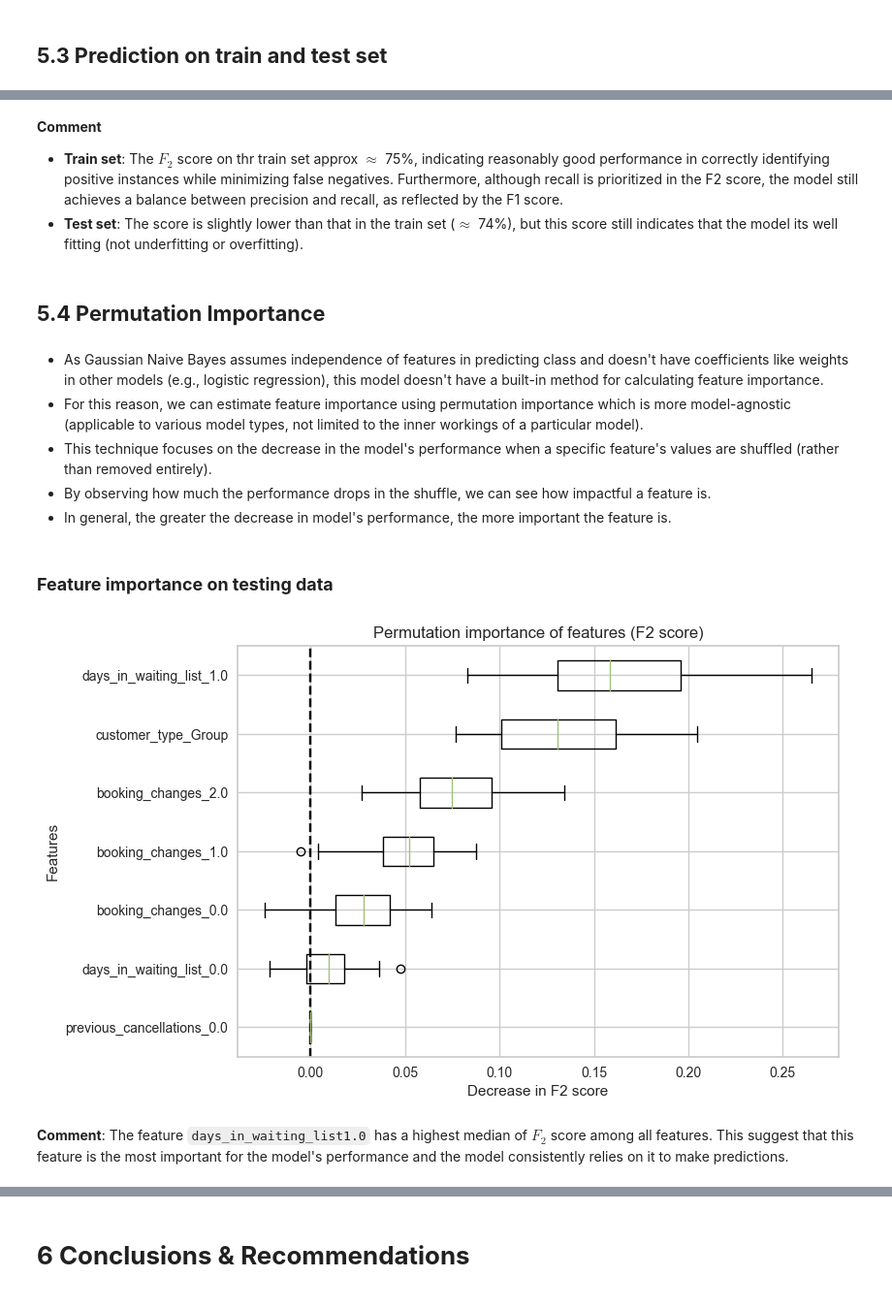
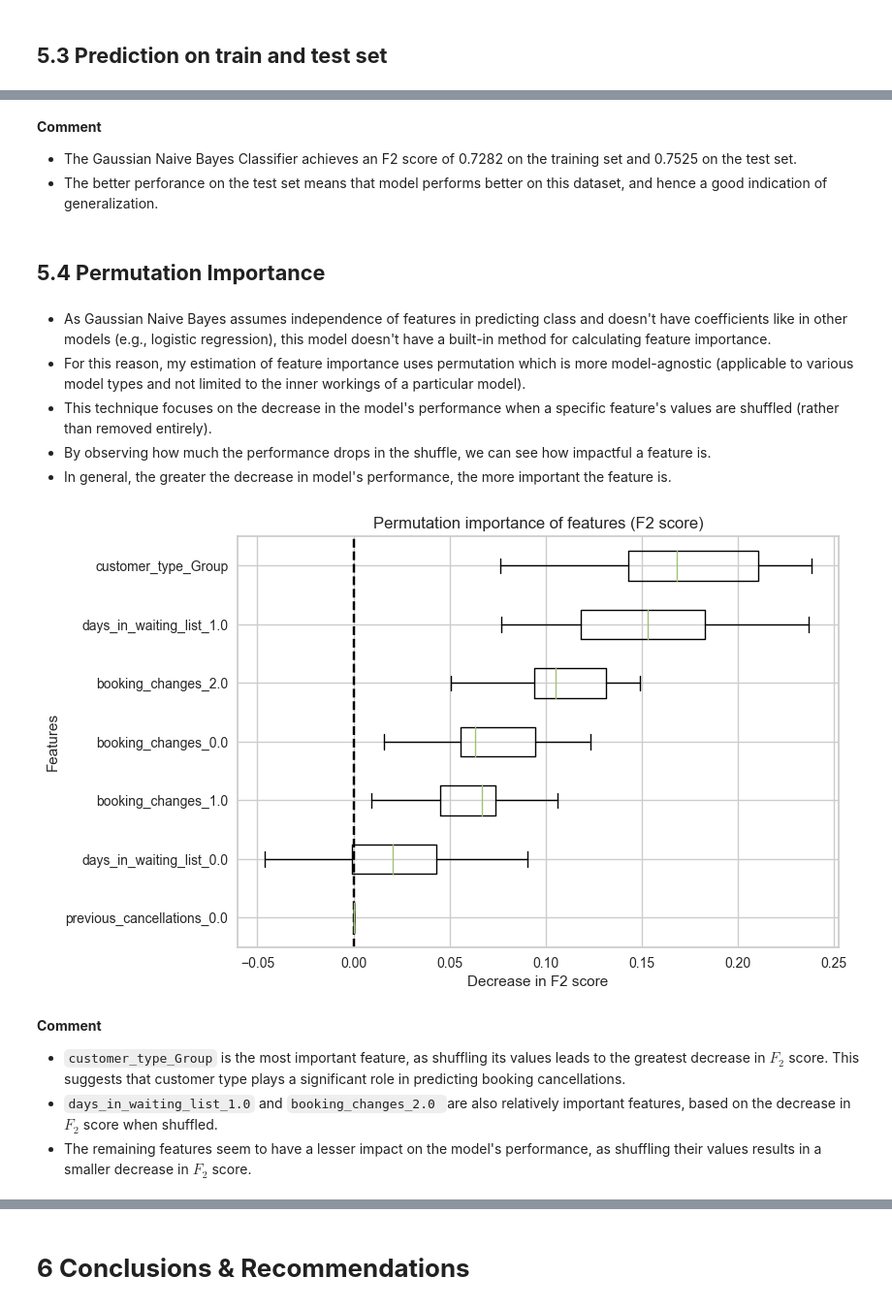
Before and after one commit to LingAdeu/hotel-booking-cancelation-prediction, a Jupyter notebook: notebook/notebook.ipynb, the cells around one changed output, grey strips where cells are left out. Shown at 97% size. Drawn from its saved outputs; the diff is of its cells as text; code cells hidden in the pictures.

```diff
--- a/notebook/notebook.ipynb
+++ b/notebook/notebook.ipynb
@@ -1813,0 +1926,3 @@ print(eval3.loc['Exp7_Mean', 'F2'] - eval3.loc['Exp7_Std', 'F2'],
+# %%
+# perform hyperparameter tuning
+exp8_tuned_bm = exp8.tune_model(exp8_bm)
@@ -1816,5 +2047,6 @@ print(eval3.loc['Exp7_Mean', 'F2'] - eval3.loc['Exp7_Std', 'F2'],
 This plot displays how a model performs as the training set increases. This plot will evaluate the scalability of the model.
 # %%
+# plot learning curve
 import matplotlib.pyplot as plt
 from sklearn.model_selection import LearningCurveDisplay, learning_curve
 from sklearn.metrics import fbeta_score, make_scorer
@@ -1822,8 +2054,8 @@ from sklearn.metrics import fbeta_score, make_scorer
 ftwo_scorer = make_scorer(fbeta_score, beta=2)
 ftwo_scorer
 
-X = exp4.get_config("X_transformed")
-y = exp4.get_config("y_transformed")
+X = exp8.get_config("X_transformed")
+y = exp8.get_config("y_transformed")
 
 common_params = {
     "X": X,
@@ -1834,7 +2066,8 @@ common_params = {
     "scoring": ftwo_scorer,
 }
 
-LearningCurveDisplay.from_estimator(exp4_tuned_bm, **common_params)
+LearningCurveDisplay.from_estimator(exp8_tuned_bm, **common_params)
 plt.title('Learning curve plot for Gaussian Naive Bayes')
+plt.ylabel("F2 score")
 plt.show()
 # %% [output]
@@ -1875,0 +2090,3 @@ exp4.plot_model(exp4_tuned_bm, plot = 'pr')
+# %%
+# calibrate model
+exp8_calibrated = exp8.calibrate_model(exp8_tuned_bm, method='isotonic')
@@ -1879,7 +2123,7 @@ exp4.plot_model(exp4_tuned_bm, plot = 'pr')
 ## <b>5.1 Model Finalization</b>
 # %%
 # finalize model
-final_mdl = exp4.finalize_model(exp4_tuned_bm)
+final_mdl = exp8.finalize_model(exp8_calibrated)
 
 # print model
 final_mdl
@@ -2039,43 +2290,44 @@ exp4.predict_model(final_mdl).head()
 | 46479 | 0 | 7 | 0 | Transient | F | ... |
 | 4530 | 0 | 1 | 0 | Transient-Party | D | ... |
 | 12951 | 0 | 0 | 30 | Transient | A | ... |
-# %% [markdown]
-<b>Comment</b>
-- <b>Train set</b>: The $F_2$ score on thr train set approx $\approx$ 75%, indicating reasonably good performance in correctly identifying positive instances while minimizing false negatives. Furthermore, although recall is prioritized in the F2 score, the model still achieves a balance between precision and recall, as reflected by the F1 score.
-- <b>Test set</b>: The score is slightly lower than that in the train set ($\approx$ 74%), but this score still indicates that the model its well fitting (not underfitting or overfitting).
+# %% [markdown]
+<b>Comment</b>
+- The Gaussian Naive Bayes Classifier achieves an F2 score of 0.7282 on the training set and 0.7525 on the test set.
+- The better perforance on the test set means that model performs better on this dataset, and hence a good indication of generalization.
 # %% [markdown]
 ## <b>5.4 Permutation Importance</b>
 # %% [markdown]
-- As Gaussian Naive Bayes assumes independence of features in predicting class and doesn't have coefficients like weights in other models (e.g., logistic regression), this model doesn't have a built-in method for calculating feature importance.
-- For this reason, we can estimate feature importance using permutation importance which is more model-agnostic (applicable to various model types, not limited to the inner workings of a particular model).
+- As Gaussian Naive Bayes assumes independence of features in predicting class and doesn't have coefficients like in other models (e.g., logistic regression), this model doesn't have a built-in method for calculating feature importance.
+- For this reason, my estimation of feature importance uses permutation which is more model-agnostic (applicable to various model types and not limited to the inner workings of a particular model).
 - This technique focuses on the decrease in the model's performance when a specific feature's values are shuffled (rather than removed entirely).
 - By observing how much the performance drops in the shuffle, we can see how impactful a feature is.
 - In general, the greater the decrease in model's performance, the more important the feature is.
-# %% [markdown]
-### <b>Feature importance on testing data</b>
 # %%
 from sklearn.inspection import permutation_importance
 from sklearn.metrics import make_scorer, fbeta_score
 import matplotlib.pyplot as plt
 
 # specify metric
 ftwo_scorer = make_scorer(fbeta_score, beta=2)
 
 # define X_test and y_test
-X_test = exp4.get_config('X_test')
-y_test = exp4.get_config('y_test')
+X_test = exp8.get_config('X_test')
+y_test = exp8.get_config('y_test')
 
 # plot permutation importance
 result = permutation_importance(final_mdl, X_test, y_test, n_repeats=30, random_state=42, n_jobs=-1, scoring=ftwo_scorer)
 perm_sorted_idx = result.importances_mean.argsort()
 plt.boxplot(result.importances[perm_sorted_idx].T, vert=False,
         labels=X.columns[perm_sorted_idx])
 plt.axvline(x=0, color="black", linestyle="--")
 plt.title("Permutation importance of features (F2 score)")
 plt.ylabel('Features')
 plt.xlabel("Decrease in F2 score")
 plt.show()
 # %% [output]
-[figure, old version]
+[figure, new version]
-# %% [markdown]
-<b>Comment</b>: The feature `days_in_waiting_list1.0` has a highest median of $F_2$ score among all features. This suggest that this feature is the most important for the model's performance and the model consistently relies on it to make predictions.
+# %% [markdown]
+<b>Comment</b>
+- `customer_type_Group` is the most important feature, as shuffling its values leads to the greatest decrease in $F_2$ score. This suggests that customer type plays a significant role in predicting booking cancellations.
+- `days_in_waiting_list_1.0` and `booking_changes_2.0 `are also relatively important features, based on the decrease in $F_2$ score when shuffled.
+- The remaining features seem to have a lesser impact on the model's performance, as shuffling their values results in a smaller decrease in $F_2$ score.
```
Also changed, not shown: parts of 84 cells of this notebook, 10 other files.
